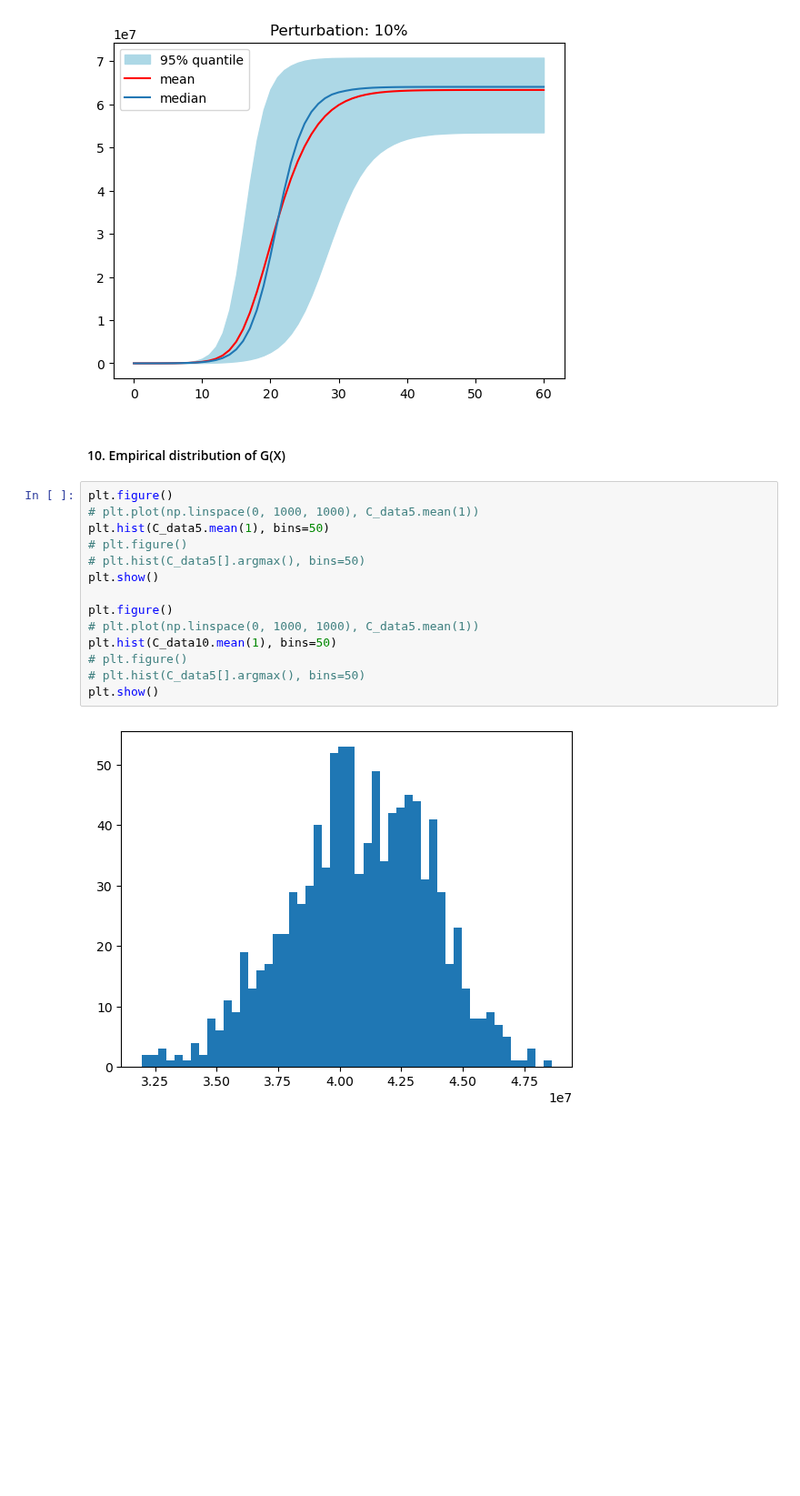
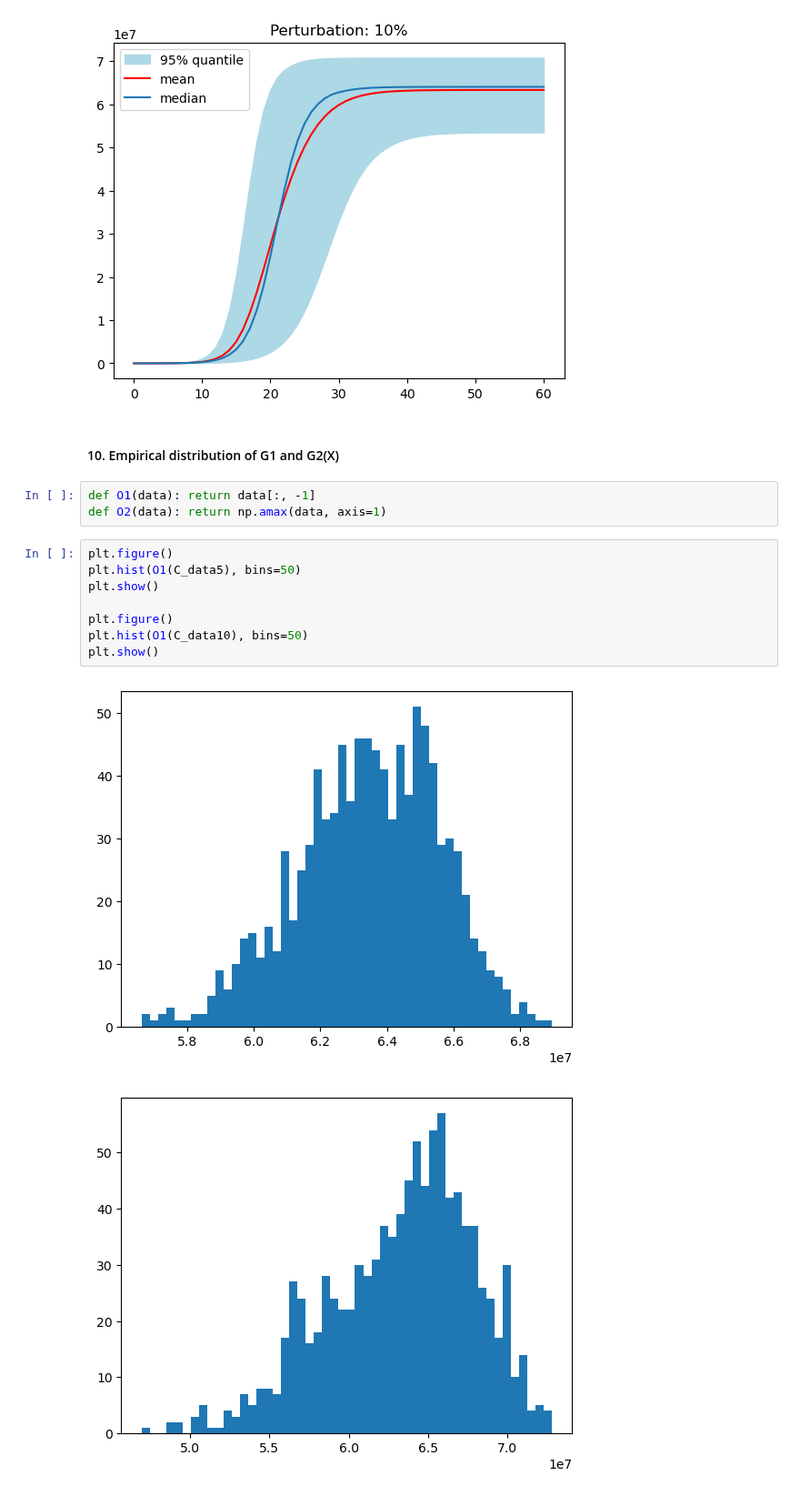
Before and after one commit to maximilian-nowak/uq-assignments, a Jupyter notebook: Assignment_1.ipynb, the cells around one changed output. Shown at 91% size. Drawn from its saved outputs; the diff is of its cells as text; blank space fills up the shorter version.

```diff
--- a/Assignment_1.ipynb
+++ b/Assignment_1.ipynb
@@ -206,23 +206,21 @@ plot_distribution("Perturbation: 10%", metrics10)
 [figure]
 [figure]
 # %% [markdown]
-#### 10. Empirical distribution of G(X)
+#### 10. Empirical distribution of G1 and G2(X)
-# %%
-plt.figure()
-# plt.plot(np.linspace(0, 1000, 1000), C_data5.mean(1))
-plt.hist(C_data5.mean(1), bins=50)
-# plt.figure()
-# plt.hist(C_data5[].argmax(), bins=50)
-plt.show()
-
-plt.figure()
-# plt.plot(np.linspace(0, 1000, 1000), C_data5.mean(1))
-plt.hist(C_data10.mean(1), bins=50)
-# plt.figure()
-# plt.hist(C_data5[].argmax(), bins=50)
-plt.show()
-# %% [output]
-[figure, removed]
+# %%
+def O1(data): return data[:, -1]
+def O2(data): return np.amax(data, axis=1)
+# %%
+plt.figure()
+plt.hist(O1(C_data5), bins=50)
+plt.show()
+
+plt.figure()
+plt.hist(O1(C_data10), bins=50)
+plt.show()
+# %% [output]
+[figure, added]
+[figure, added]
 # %%
 I_data5 = np.loadtxt("I_data_5")
 
```
Also changed, not shown: parts of 1 cell of this notebook.
